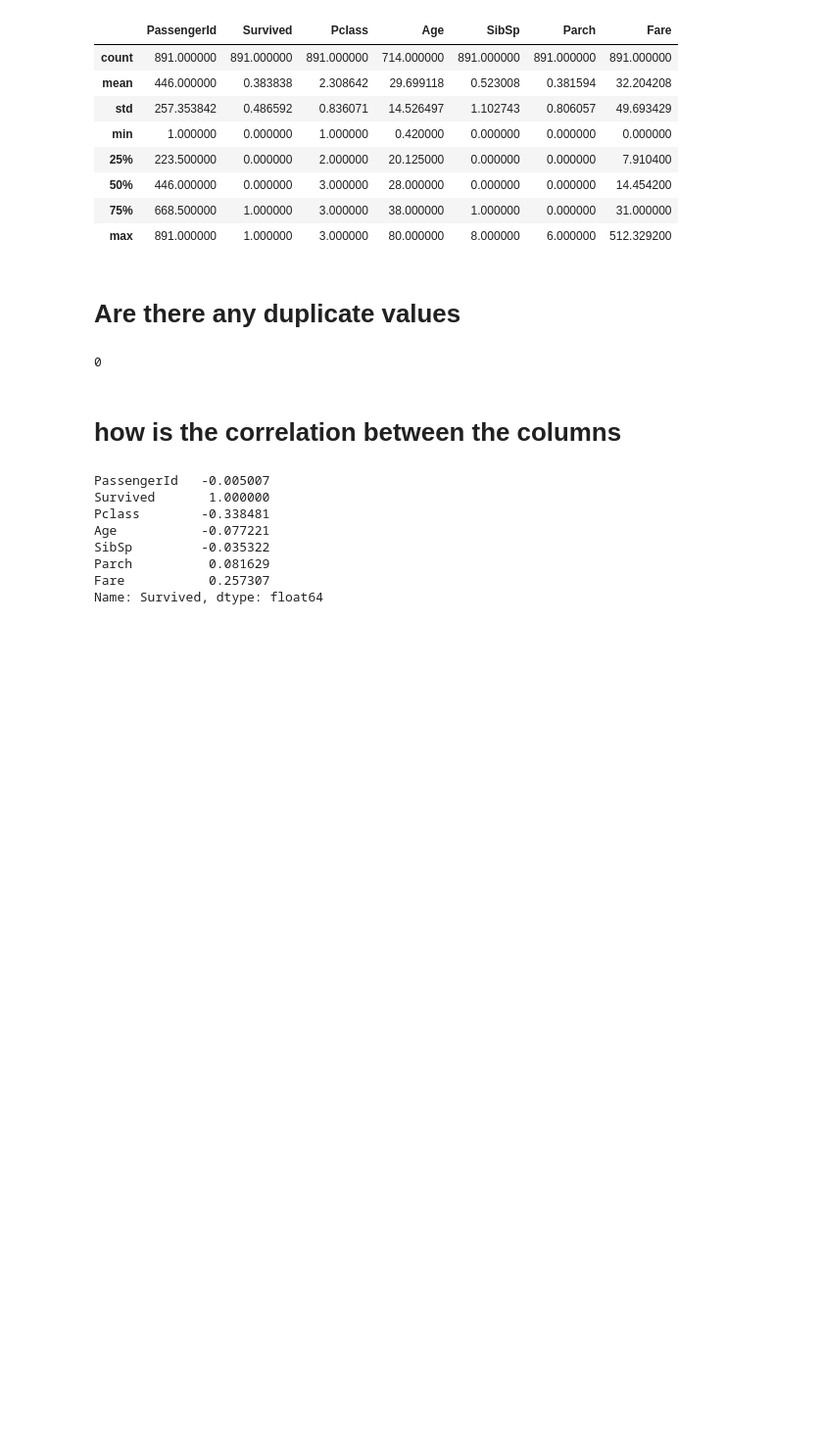
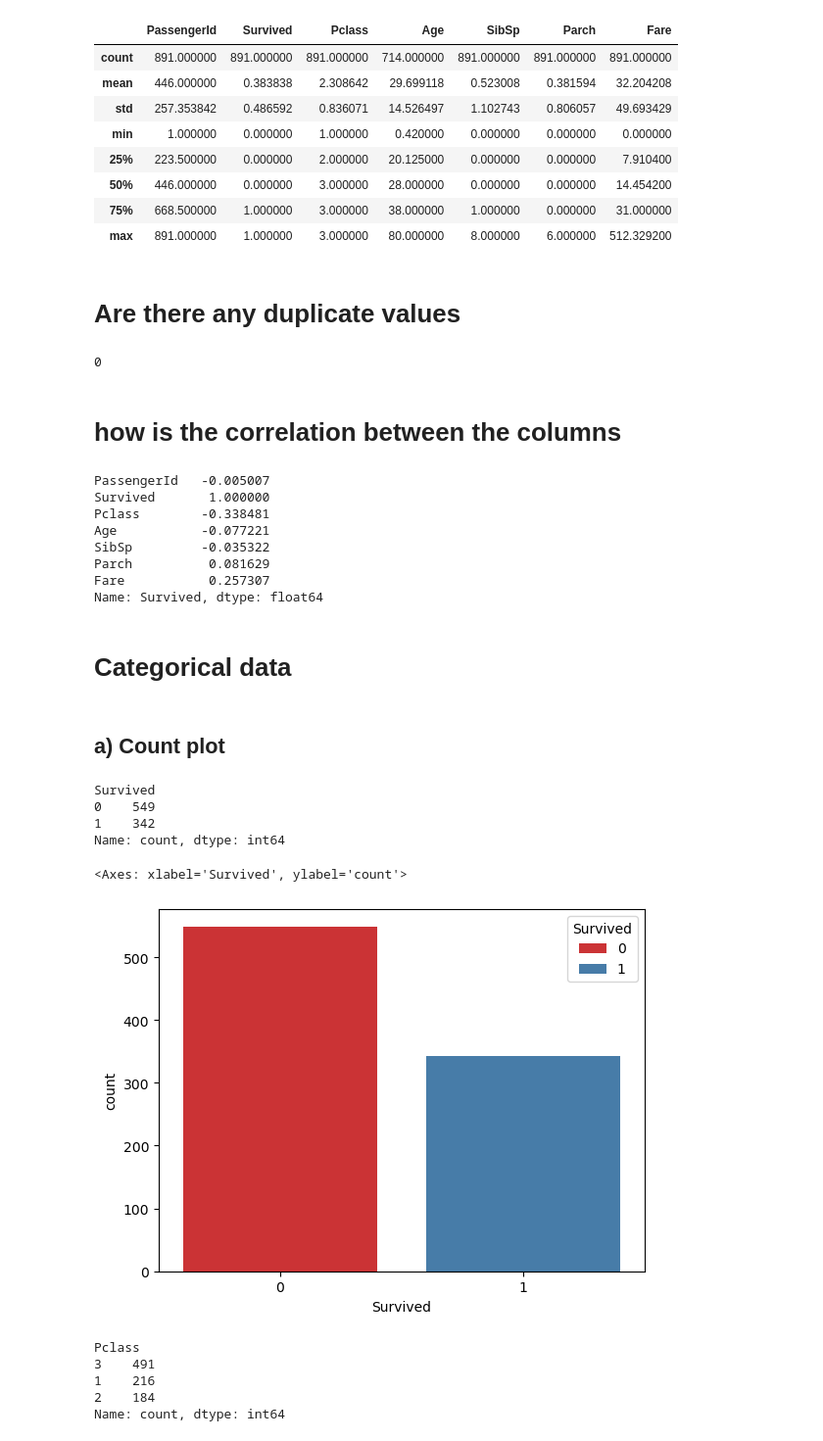
Before and after one commit to abburinagamani/Campusx_ml, a Jupyter notebook: python_files/understanding-data.ipynb, the cells around one changed output. Shown at 98% size. Drawn from its saved outputs; the diff is of its cells as text; code cells hidden in the pictures; blank space fills up the shorter version.

```diff
--- a/python_files/understanding-data.ipynb
+++ b/python_files/understanding-data.ipynb
@@ -95,3 +124,30 @@ SibSp         -0.035322
 Parch          0.081629
 Fare           0.257307
 Name: Survived, dtype: float64
+# %% [markdown]
+# Categorical data
+# %% [markdown]
+## a) Count plot
+# %%
+counts = df["Survived"].value_counts()
+print(counts)
+# %% [output]
+Survived
+0    549
+1    342
+Name: count, dtype: int64
+# %%
+import seaborn as sns
+sns.countplot(x="Survived", data=df, hue="Survived", palette="Set1", legend=True)
+# %% [output]
+<Axes: xlabel='Survived', ylabel='count'>
+[figure, added]
+# %%
+counts = df["Pclass"].value_counts()
+print(counts)
+# %% [output]
+Pclass
+3    491
+1    216
+2    184
+Name: count, dtype: int64
```
Also changed, not shown: parts of 22 cells of this notebook, 2 other files.
